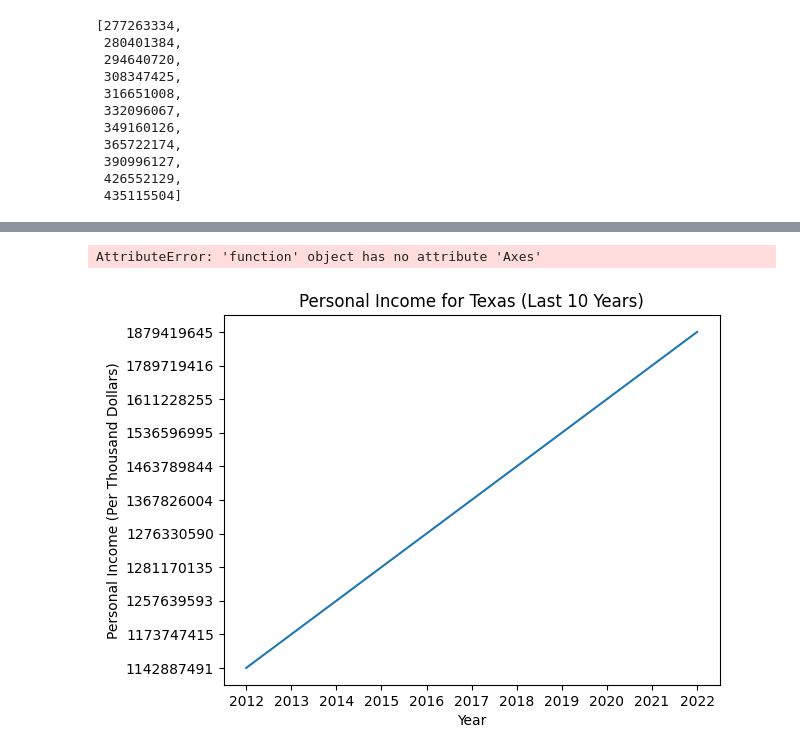
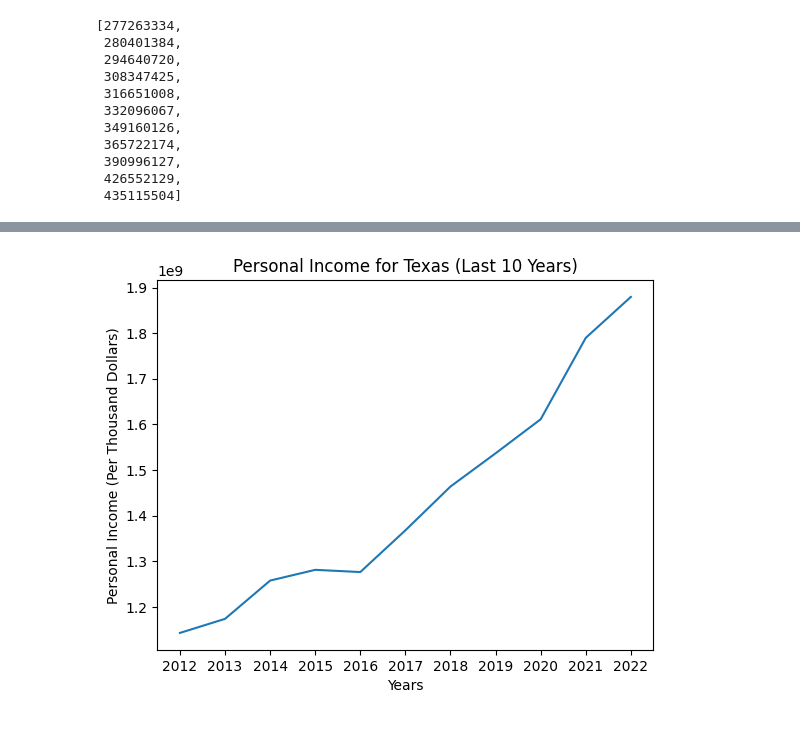
Before and after one commit to Tylerwilliams3644/Bootcamp-Project-1, a Jupyter notebook: Working Code/Income by State/income_by_state.ipynb, the cells around one changed output, grey strips where cells are left out. Drawn from its saved outputs; the diff is of its cells as text; code cells hidden in the pictures.

```diff
--- a/Working Code/Income by State/income_by_state.ipynb
+++ b/Working Code/Income by State/income_by_state.ipynb
@@ -105,3 +105,7 @@ display(average_of_years)
  390996127,
  426552129,
  435115504]
+# %%
+average_row = ["Average", "Personal income (thousands of dollars)", "Thousands of dollars", 277263334, 280401384, 294640720, 308347425, 316651008, 332096067, 349160126, 365722174, 390996127,426552129, 435115504]
+income_by_state.loc[len(income_by_state)] = average_row
+display(income_by_state)
@@ -107,0 +130,3 @@ display(average_of_years)
+# %%
+income_by_state.drop_duplicates(subset = "Location", keep = 'first', inplace= True)
+display(income_by_state)
@@ -108,19 +151,18 @@ display(average_of_years)
 # %%
+#Need to run to set the index to the location column(Only need to run of first run)
 #income_by_state = income_by_state.set_index("Location")
+
 state = "Texas"
 desired_years = "2012", "2013", "2014", "2015", "2016", "2017", "2018", "2019", "2020", "2021", "2022"
-x_axis = desired_years
-y_axis = income_by_state.loc[state,["2012", "2013", "2014", "2015", "2016", "2017", "2018", "2019", "2020", "2021", "2022"]]
+state_x_axis = desired_years
+state_y_axis = income_by_state.loc[state,["2012", "2013", "2014", "2015", "2016", "2017", "2018", "2019", "2020", "2021", "2022"]]
 
 
-plt.plot(x_axis, y_axis)
-#ymin = int(min(y_axis))
-#ymax = int(max(y_axis))
-plt.xlabel("Year")
+plt.plot(state_x_axis, state_y_axis)
+plt.xlabel("Years")
 plt.ylabel("Personal Income (Per Thousand Dollars)")
 plt.title(f"Personal Income for {state} (Last 10 Years)")
-plt.axes.Axes.set_ylim(("bottom", "top"))
+#plt.axes.Axes.set_ylim(("bottom", "top"))
 plt.show()
 # %% [output]
-AttributeError: 'function' object has no attribute 'Axes'
-[figure, old version]
+[figure, new version]
```
Also changed, not shown: parts of 4 cells of this notebook.
